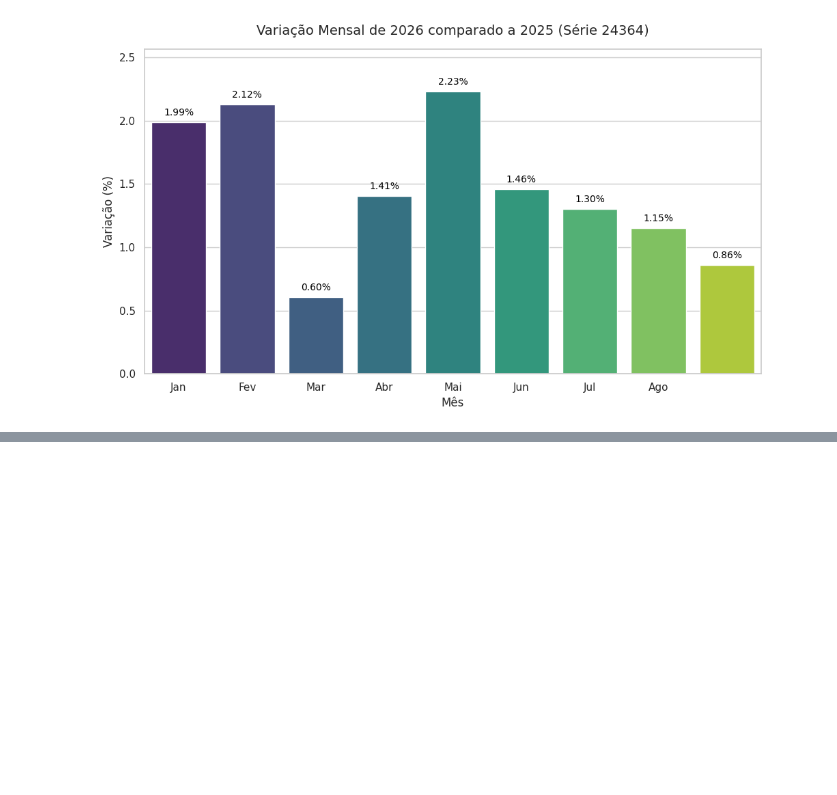
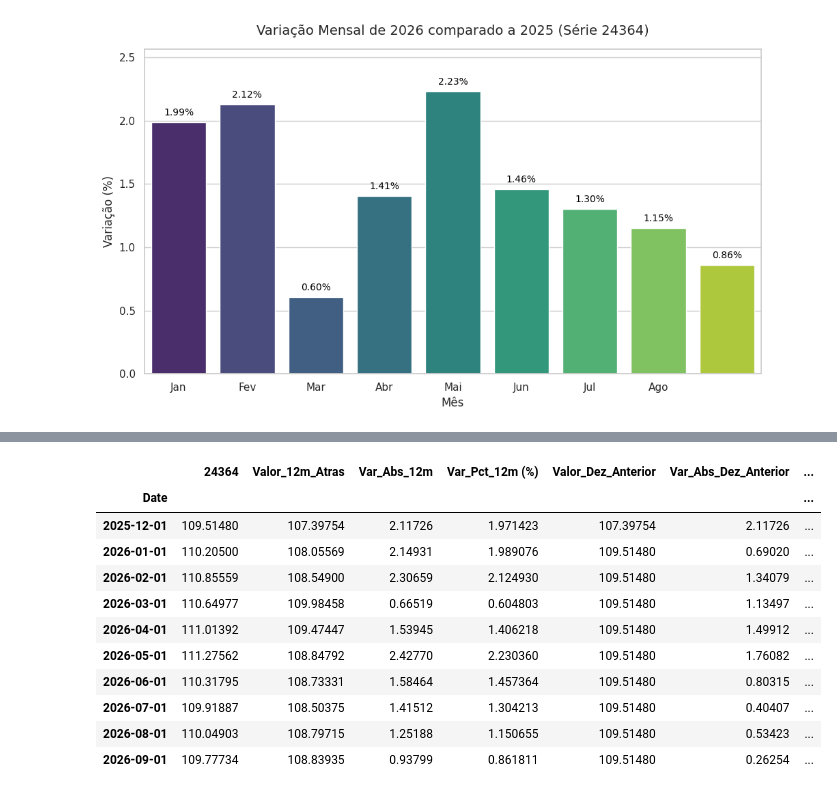
Before and after one commit to rodrigoesborges/conju-python, a Jupyter notebook: Grupo_1_IBC_BR.ipynb, the cells around one changed output, grey strips where cells are left out. Saved outputs shown, nothing was run; the diff lists cells and outputs as text; code cells hidden in the pictures; blank space fills up the shorter version.

```diff
--- a/Grupo_1_IBC_BR.ipynb
+++ b/Grupo_1_IBC_BR.ipynb
@@ -160,0 +162,76 @@ Variacao (%): -2.2756
+# %%
+import pandas as pd
+
+def mutar_tabela_com_comparacoes(df_original):
+    # Criar uma cópia do DataFrame original para não alterar o original diretamente
+    df_resultado = df_original.copy()
+    col_nome = df_resultado.columns[0]
+
+    # Listas para armazenar os novos valores calculados
+    valores_12m_atras = []
+    var_abs_12m = []
+    var_pct_12m = []
+
+    valores_dez_anterior = []
+    var_abs_dez = []
+    var_pct_dez = []
+
+    for data in df_resultado.index:
+        # 12 Meses Atrás
+        data_anterior = data - pd.DateOffset(months=12)
+        if data_anterior in df_resultado.index:
+            val_ant = df_resultado.loc[data_anterior, col_nome]
+            val_atual = df_resultado.loc[data, col_nome]
+            v_abs_12 = val_atual - val_ant
+            v_pct_12 = (v_abs_12 / val_ant) * 100
+        else:
+            val_ant, v_abs_12, v_pct_12 = None, None, None
+
+        valores_12m_atras.append(val_ant)
+        var_abs_12m.append(v_abs_12)
+        var_pct_12m.append(v_pct_12)
+
+        # Dezembro do Ano Anterior
+        ano_anterior = data.year - 1
+        data_dez_anterior = pd.to_datetime(f"{ano_anterior}-12-01")
+        if data_dez_anterior in df_resultado.index:
+            val_dez = df_resultado.loc[data_dez_anterior, col_nome]
+            val_atual = df_resultado.loc[data, col_nome]
+            v_abs_d = val_atual - val_dez
+            v_pct_d = (v_abs_d / val_dez) * 100
+        else:
+            val_dez, v_abs_d, v_pct_d = None, None, None
+
+        valores_dez_anterior.append(val_dez)
+        var_abs_dez.append(v_abs_d)
+        var_pct_dez.append(v_pct_d)
+
+    # Adicionar as novas colunas (mutate)
+    df_resultado['Valor_12m_Atras'] = valores_12m_atras
+    df_resultado['Var_Abs_12m'] = var_abs_12m
+    df_resultado['Var_Pct_12m (%)'] = var_pct_12m
+
+    df_resultado['Valor_Dez_Anterior'] = valores_dez_anterior
+    df_resultado['Var_Abs_Dez_Anterior'] = var_abs_dez
+    df_resultado['Var_Pct_Dez_Anterior (%)'] = var_pct_dez
+
+    return df_resultado
+
+# Aplicar a função 'mutate' na nossa tabela principal df
+df_mutated = mutar_tabela_com_comparacoes(df)
+
+# Exibir as últimas linhas com as novas colunas calculadas
+display(df_mutated.tail(10))
+# %% [output]
+|  | 24364 | Valor_12m_Atras | Var_Abs_12m | Var_Pct_12m (%) | Valor_Dez_Anterior | Var_Abs_Dez_Anterior | ... |
+| Date |  |  |  |  |  |  | ... |
+| 2025-12-01 | 109.51480 | 107.39754 | 2.11726 | 1.971423 | 107.39754 | 2.11726 | ... |
+| 2026-01-01 | 110.20500 | 108.05569 | 2.14931 | 1.989076 | 109.51480 | 0.69020 | ... |
+| 2026-02-01 | 110.85559 | 108.54900 | 2.30659 | 2.124930 | 109.51480 | 1.34079 | ... |
+| 2026-03-01 | 110.64977 | 109.98458 | 0.66519 | 0.604803 | 109.51480 | 1.13497 | ... |
+| 2026-04-01 | 111.01392 | 109.47447 | 1.53945 | 1.406218 | 109.51480 | 1.49912 | ... |
+| 2026-05-01 | 111.27562 | 108.84792 | 2.42770 | 2.230360 | 109.51480 | 1.76082 | ... |
+| 2026-06-01 | 110.31795 | 108.73331 | 1.58464 | 1.457364 | 109.51480 | 0.80315 | ... |
+| 2026-07-01 | 109.91887 | 108.50375 | 1.41512 | 1.304213 | 109.51480 | 0.40407 | ... |
+| 2026-08-01 | 110.04903 | 108.79715 | 1.25188 | 1.150655 | 109.51480 | 0.53423 | ... |
+| 2026-09-01 | 109.77734 | 108.83935 | 0.93799 | 0.861811 | 109.51480 | 0.26254 | ... |
```
Also changed, not shown: parts of 1 cell of this notebook.
